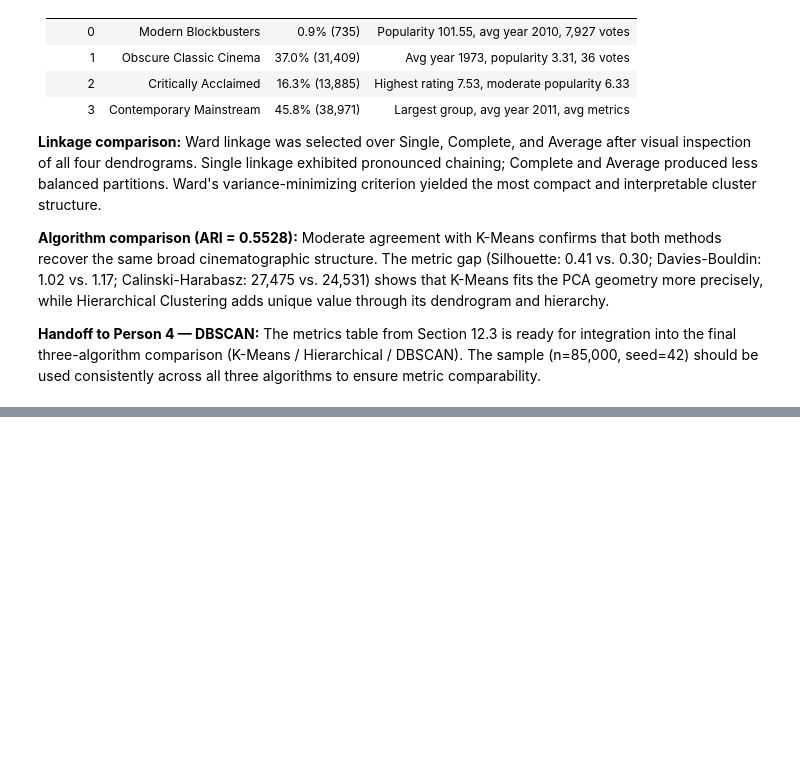
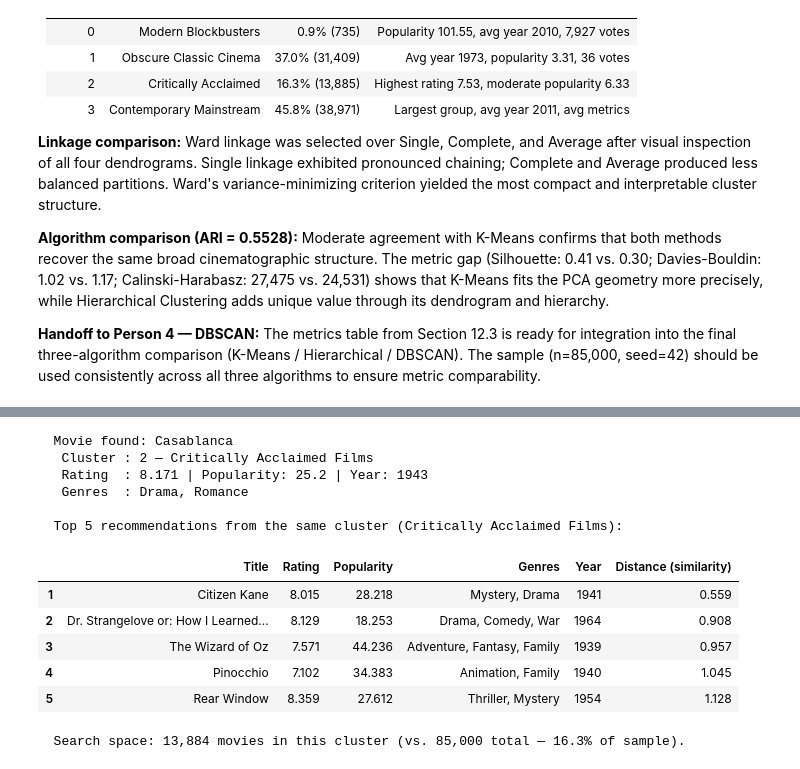
Before and after one commit to nat1600/data-mining-movies, a Jupyter notebook: Hierarchical_Clustering.ipynb, the cells around one changed output, grey strips where cells are left out. Cells and saved outputs as stored; diff of their text form; code cells hidden in the pictures; blank space fills up the shorter version.

```diff
--- a/Hierarchical_Clustering.ipynb
+++ b/Hierarchical_Clustering.ipynb
@@ -769,0 +887,16 @@ to ensure metric comparability.
+# %%
+recommend_movies_hier("Casablanca", df_sample)
+# %% [output]
+  Movie found: Casablanca
+   Cluster : 2 — Critically Acclaimed Films
+   Rating  : 8.171 | Popularity: 25.2 | Year: 1943
+   Genres  : Drama, Romance
+
+  Top 5 recommendations from the same cluster (Critically Acclaimed Films):
+|  | Title | Rating | Popularity | Genres | Year | Distance (similarity) |
+| 1 | Citizen Kane | 8.015 | 28.218 | Mystery, Drama | 1941 | 0.559 |
+| 2 | Dr. Strangelove or: How I Learned... | 8.129 | 18.253 | Drama, Comedy, War | 1964 | 0.908 |
+| 3 | The Wizard of Oz | 7.571 | 44.236 | Adventure, Fantasy, Family | 1939 | 0.957 |
+| 4 | Pinocchio | 7.102 | 34.383 | Animation, Family | 1940 | 1.045 |
+| 5 | Rear Window | 8.359 | 27.612 | Thriller, Mystery | 1954 | 1.128 |
+  Search space: 13,884 movies in this cluster (vs. 85,000 total — 16.3% of sample).
```
Also changed, not shown: parts of 6 cells of this notebook.
